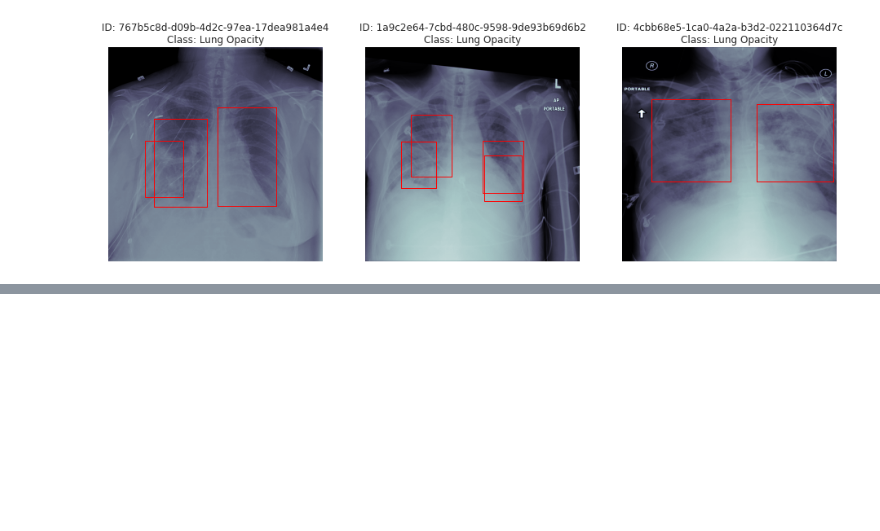
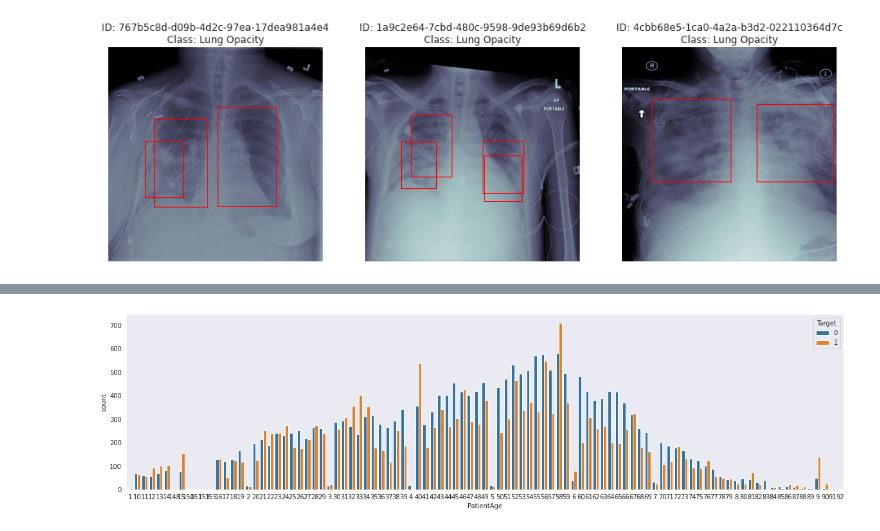
Before and after one commit to arvindhvasu/GL_Pneumonia_Detection, a Jupyter notebook: Project_CV_Pneumonia.ipynb, the cells around one changed output, grey strips where cells are left out. Cells and saved outputs as stored; diff of their text form; code cells hidden in the pictures; blank space fills up the shorter version.

```diff
--- a/Project_CV_Pneumonia.ipynb
+++ b/Project_CV_Pneumonia.ipynb
@@ -533,0 +543,5 @@ countplot(data = df_Train_Class_pic, x = 'PatientSex', hue = 'Target');
+# %%
+figure(figsize = (20, 5))
+countplot(data = df_Train_Class_pic, x = 'PatientAge', hue = 'Target');
+# %% [output]
+[figure, added]
```
Also changed, not shown: parts of 58 cells of this notebook.
